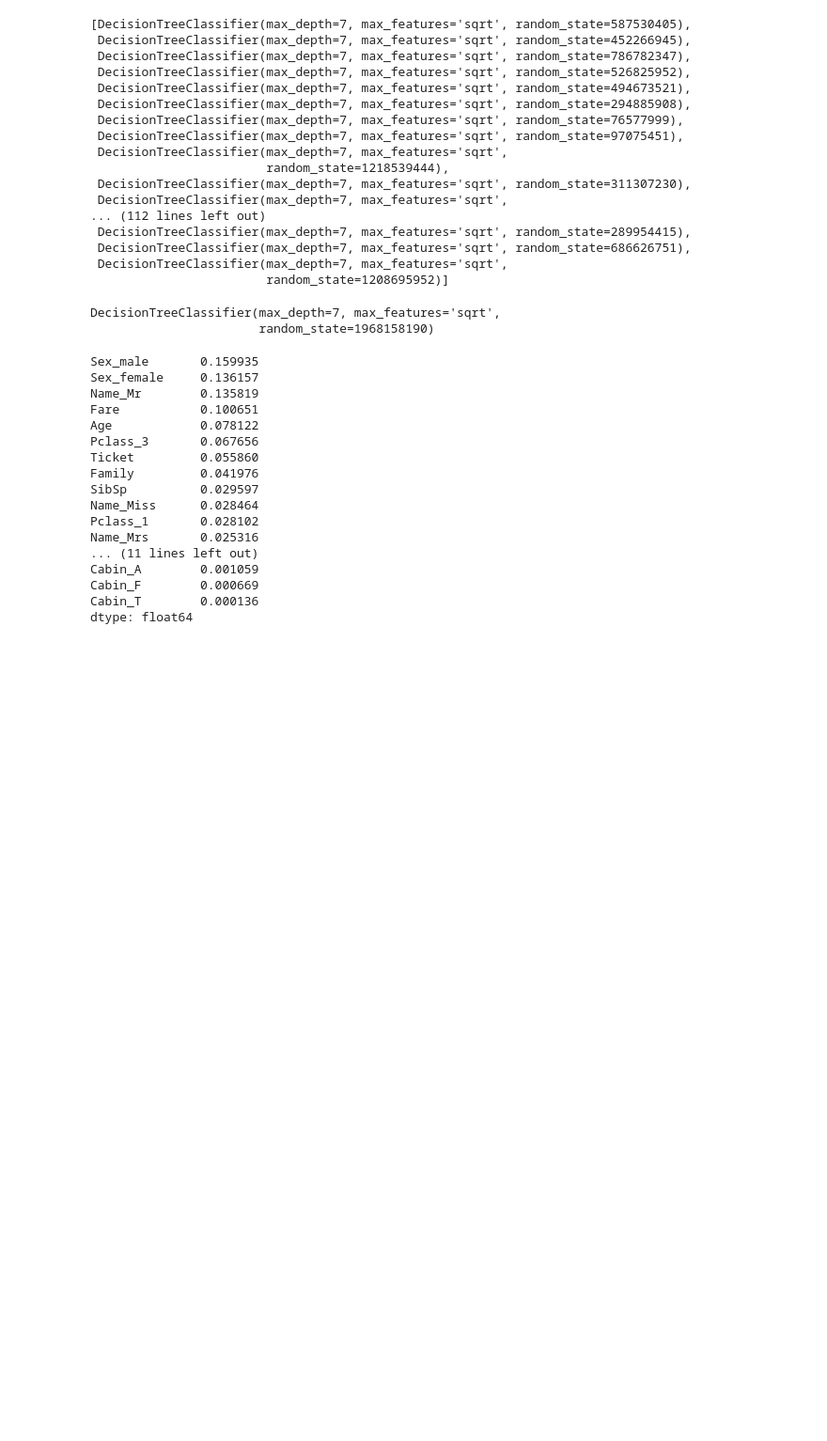
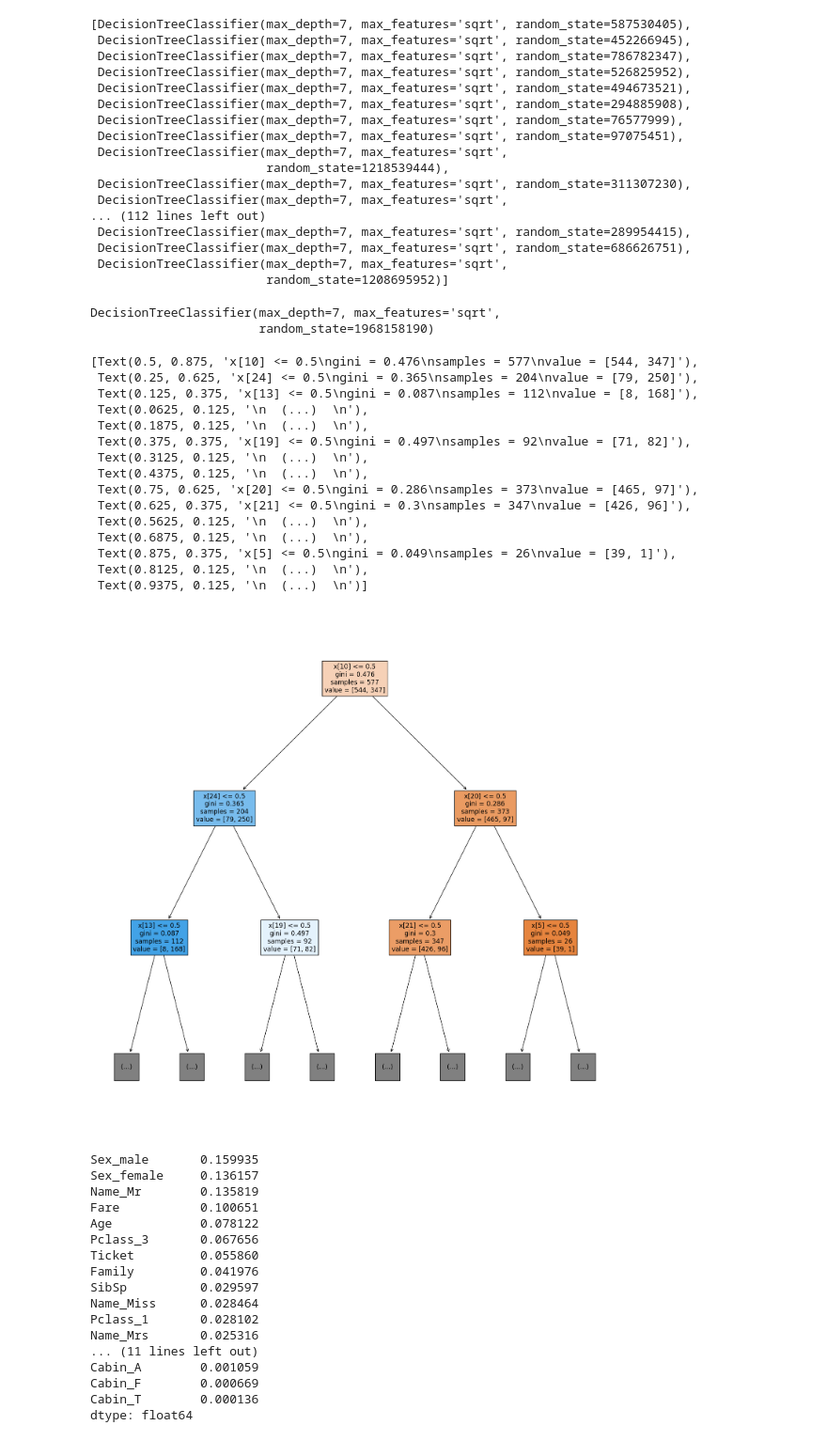
Before and after one commit to EasonChen78/machine_learning, a Jupyter notebook: 20230329_titanic.ipynb, the cells around one changed output. Shown at 94% size. Cells and saved outputs as stored; diff of their text form; code cells hidden in the pictures; blank space fills up the shorter version.

```diff
--- a/20230329_titanic.ipynb
+++ b/20230329_titanic.ipynb
@@ -353,6 +353,31 @@ clf.estimators_[54]
 # %% [output]
 DecisionTreeClassifier(max_depth=7, max_features='sqrt',
                        random_state=1968158190)
+# %%
+from sklearn.tree import plot_tree
+import matplotlib.pyplot as plt
+plt.figure(figsize=(18, 18))
+plot_tree(clf.estimators_[54],
+     max_depth=2,
+     filled=True
+     )
+# %% [output]
+[Text(0.5, 0.875, 'x[10] <= 0.5\ngini = 0.476\nsamples = 577\nvalue = [544, 347]'),
+ Text(0.25, 0.625, 'x[24] <= 0.5\ngini = 0.365\nsamples = 204\nvalue = [79, 250]'),
+ Text(0.125, 0.375, 'x[13] <= 0.5\ngini = 0.087\nsamples = 112\nvalue = [8, 168]'),
+ Text(0.0625, 0.125, '\n  (...)  \n'),
+ Text(0.1875, 0.125, '\n  (...)  \n'),
+ Text(0.375, 0.375, 'x[19] <= 0.5\ngini = 0.497\nsamples = 92\nvalue = [71, 82]'),
+ Text(0.3125, 0.125, '\n  (...)  \n'),
+ Text(0.4375, 0.125, '\n  (...)  \n'),
+ Text(0.75, 0.625, 'x[20] <= 0.5\ngini = 0.286\nsamples = 373\nvalue = [465, 97]'),
+ Text(0.625, 0.375, 'x[21] <= 0.5\ngini = 0.3\nsamples = 347\nvalue = [426, 96]'),
+ Text(0.5625, 0.125, '\n  (...)  \n'),
+ Text(0.6875, 0.125, '\n  (...)  \n'),
+ Text(0.875, 0.375, 'x[5] <= 0.5\ngini = 0.049\nsamples = 26\nvalue = [39, 1]'),
+ Text(0.8125, 0.125, '\n  (...)  \n'),
+ Text(0.9375, 0.125, '\n  (...)  \n')]
+[figure, added]
 # %%
 s = pd.Series(clf.feature_importances_, index=total.columns)
 s.sort_values(ascending=False)
```
Also changed, not shown: parts of 2 cells of this notebook.
